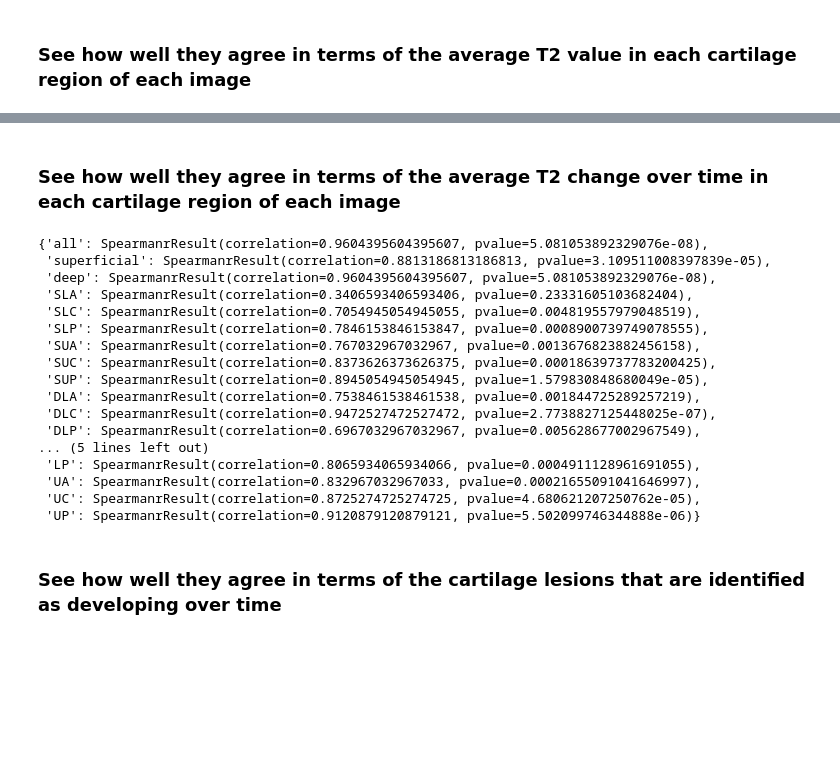
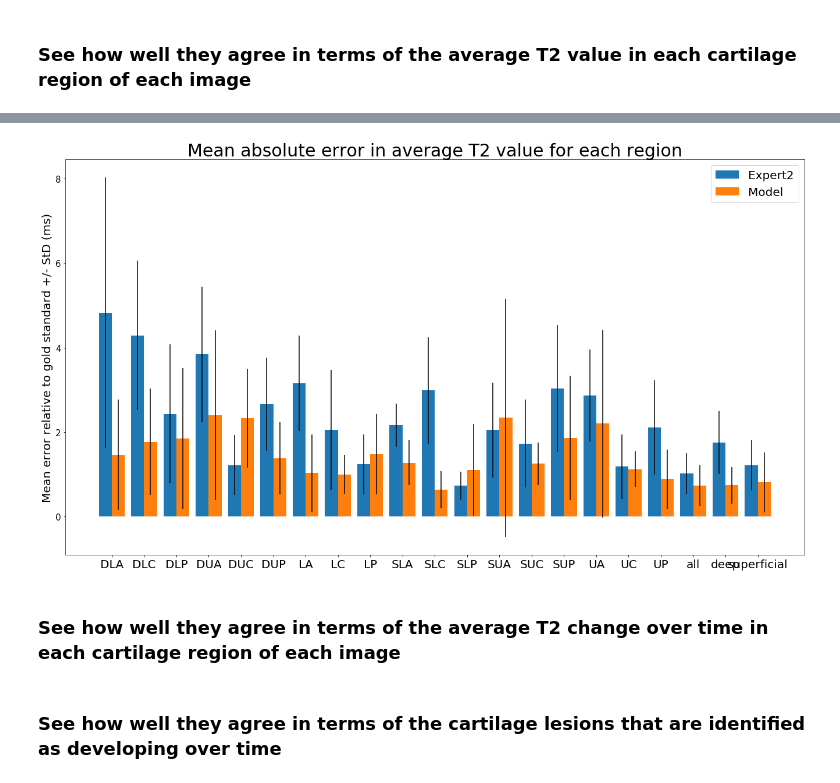
Before and after one commit to kathoma/AutomaticKneeMRISegmentation, a Jupyter notebook: FullPipeline.ipynb, the cells around one changed output, grey strips where cells are left out. Drawn from its saved outputs; the diff is of its cells as text; code cells hidden in the pictures; blank space fills up the shorter version.

```diff
--- a/FullPipeline.ipynb
+++ b/FullPipeline.ipynb
@@ -225,0 +200,28 @@ correlation_dict
+# %%
+source1_regions = list(source1.t2_region_json_path)
+source2_regions = list(source2.t2_region_json_path)
+source3_regions = list(source3.t2_region_json_path)
+
+correlation_dict, mean_abs_diff_dict_expert1_expert2 = compare_region_means(source1_regions,
+                                                            source2_regions,
+                                                            results_path=None,
+                                                            correlation_method = 'spearman')
+
+print("EXPERT1 VS EXPERT2")
+for k,v in mean_abs_diff_dict_expert1_expert2.items():
+    print(k, v)
+
+correlation_dict, mean_abs_diff_dict_expert1_model = compare_region_means(source1_regions,
+                                                            source3_regions,
+                                                            results_path=None,
+                                                            correlation_method = 'spearman')
+
+print()
+print("EXPERT1 VS MODEL")
+for k,v in mean_abs_diff_dict_expert1_model.items():
+    print(k, v)
+
+print()
+print("MODEL ERROR - EXPERT2 ERROR")
+for k,v in mean_abs_diff_dict_expert1_expert2.items():
+    print(k, mean_abs_diff_dict_expert1_model[k][0] - v[0])
@@ -226,2 +246,8 @@ correlation_dict
+# %%
+
+
+plot_mean_val_comparisons(mean_abs_diff_dict_expert1_expert2, mean_abs_diff_dict_expert1_model, 'Expert2', 'Model')
+# %% [output]
+[figure, added]
 # %% [markdown]
 ### See how well they agree in terms of the average T2 change over time in each cartilage region of each image
@@ -230,8 +254,8 @@ source1_regions2
 # %%
-source1_regions1 = [i for i in source1_regions if i[-6]=='4']# and '9120358' not in i]
-source1_regions2 = [i for i in source1_regions if i[-6]=='8']#and '9120358' not in i]
-source2_regions1 = [i for i in source2_regions if i[-6]=='4']#and '9120358' not in i]
-source2_regions2 = [i for i in source2_regions if i[-6]=='8']#and '9120358' not in i]
+source1_regions1 = [i for i in source1_regions if i[-6]=='4' and '9120358' not in i]
+source1_regions2 = [i for i in source1_regions if i[-6]=='8'and '9120358' not in i]
+source2_regions1 = [i for i in source2_regions if i[-6]=='4'and '9120358' not in i]
+source2_regions2 = [i for i in source2_regions if i[-6]=='8'and '9120358' not in i]
 
 if len(source1_regions1)==len(source1_regions2):
     change_correlation_dict, change_mean_abs_diff_dict = compare_region_changes(source1_regions1,
@@ -240,25 +264,11 @@ if len(source1_regions1)==len(source1_regions2):
                                                                                 source2_regions2,
                                                                                 results_path=None,
                                                                                 correlation_method = 'spearman')
-change_correlation_dict
+for k,v in change_correlation_dict.items():
+    print(k, v)
+print()
+for k,v in change_mean_abs_diff_dict.items():
+    print(k, v)
-# %% [output]
-{'all': SpearmanrResult(correlation=0.9604395604395607, pvalue=5.081053892329076e-08),
- 'superficial': SpearmanrResult(correlation=0.8813186813186813, pvalue=3.109511008397839e-05),
- 'deep': SpearmanrResult(correlation=0.9604395604395607, pvalue=5.081053892329076e-08),
- 'SLA': SpearmanrResult(correlation=0.3406593406593406, pvalue=0.23331605103682404),
- 'SLC': SpearmanrResult(correlation=0.7054945054945055, pvalue=0.004819557979048519),
- 'SLP': SpearmanrResult(correlation=0.7846153846153847, pvalue=0.0008900739749078555),
- 'SUA': SpearmanrResult(correlation=0.767032967032967, pvalue=0.0013676823882456158),
- 'SUC': SpearmanrResult(correlation=0.8373626373626375, pvalue=0.00018639737783200425),
- 'SUP': SpearmanrResult(correlation=0.8945054945054945, pvalue=1.579830848680049e-05),
- 'DLA': SpearmanrResult(correlation=0.7538461538461538, pvalue=0.001844725289257219),
- 'DLC': SpearmanrResult(correlation=0.9472527472527472, pvalue=2.7738827125448025e-07),
- 'DLP': SpearmanrResult(correlation=0.6967032967032967, pvalue=0.005628677002967549),
-... (5 lines left out)
- 'LP': SpearmanrResult(correlation=0.8065934065934066, pvalue=0.0004911128961691055),
- 'UA': SpearmanrResult(correlation=0.832967032967033, pvalue=0.00021655091041646997),
- 'UC': SpearmanrResult(correlation=0.8725274725274725, pvalue=4.680621207250762e-05),
- 'UP': SpearmanrResult(correlation=0.9120879120879121, pvalue=5.502099746344888e-06)}
 # %% [markdown]
 ### See how well they agree in terms of the cartilage lesions that are identified as developing over time
 # %%
```
Also changed, not shown: parts of 6 cells of this notebook, 2 other files.
